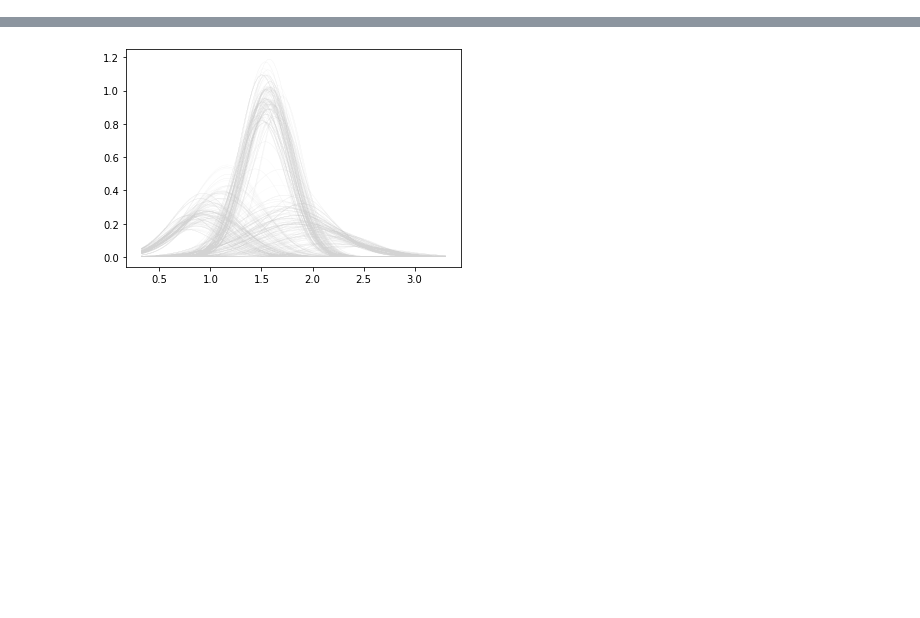
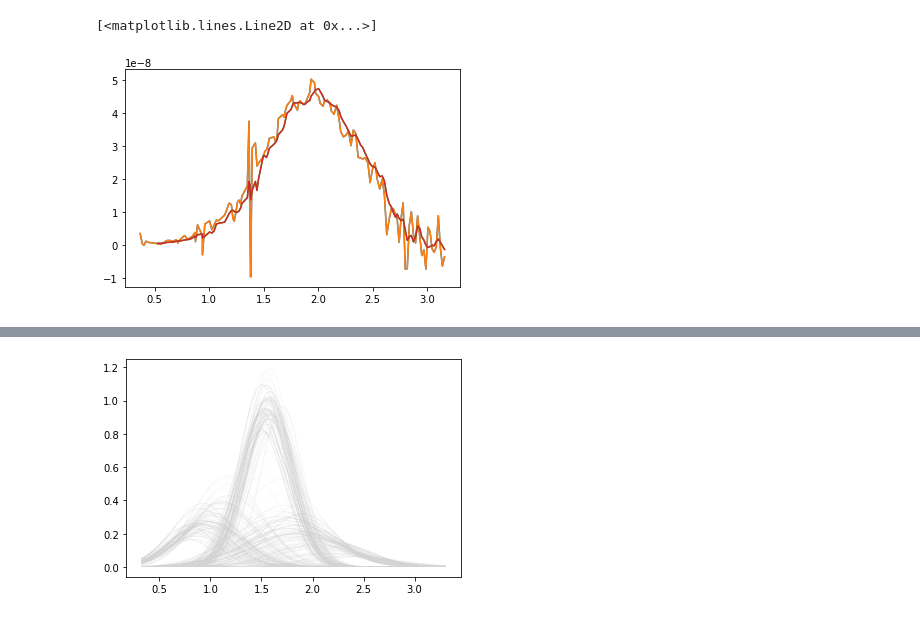
Before and after one commit to botaoxiongyong/pyIRM, a Jupyter notebook: pyIRM/pyIRM.ipynb, the cells around one changed output, grey strips where cells are left out. Drawn from its saved outputs; the diff is of its cells as text; code cells hidden in the pictures; blank space fills up the shorter version.

```diff
--- a/pyIRM/pyIRM.ipynb
+++ b/pyIRM/pyIRM.ipynb
@@ -26,0 +92,11 @@ No artists with labels found to put in legend.  Note that artists whose label st
+# %%
+plt.plot(fitResult.rawDf['field_log'],np.gradient(fitResult.rawDf['remanance']))
+plt.plot(fitResult.rawDf['field_log'],fitResult.rawDf['rem_gradient'])
+plt.plot(fitResult.rawDf['field_log'],np.gradient(fitResult.rawDf['remanance'].rolling(5).mean()))
+
+y_gradient = np.interp(fitResult.rawDf['field_log'],np.log10(fitResult.rawDf['field']),np.gradient(fitResult.rawDf['remanance'].rolling(5).mean()))
+
+plt.plot(fitResult.rawDf['field_log'],y_gradient)
+# %% [output]
+[<matplotlib.lines.Line2D at 0x...>]
+[figure, added]
```
Also changed, not shown: parts of 10 cells of this notebook, 13 other files.
